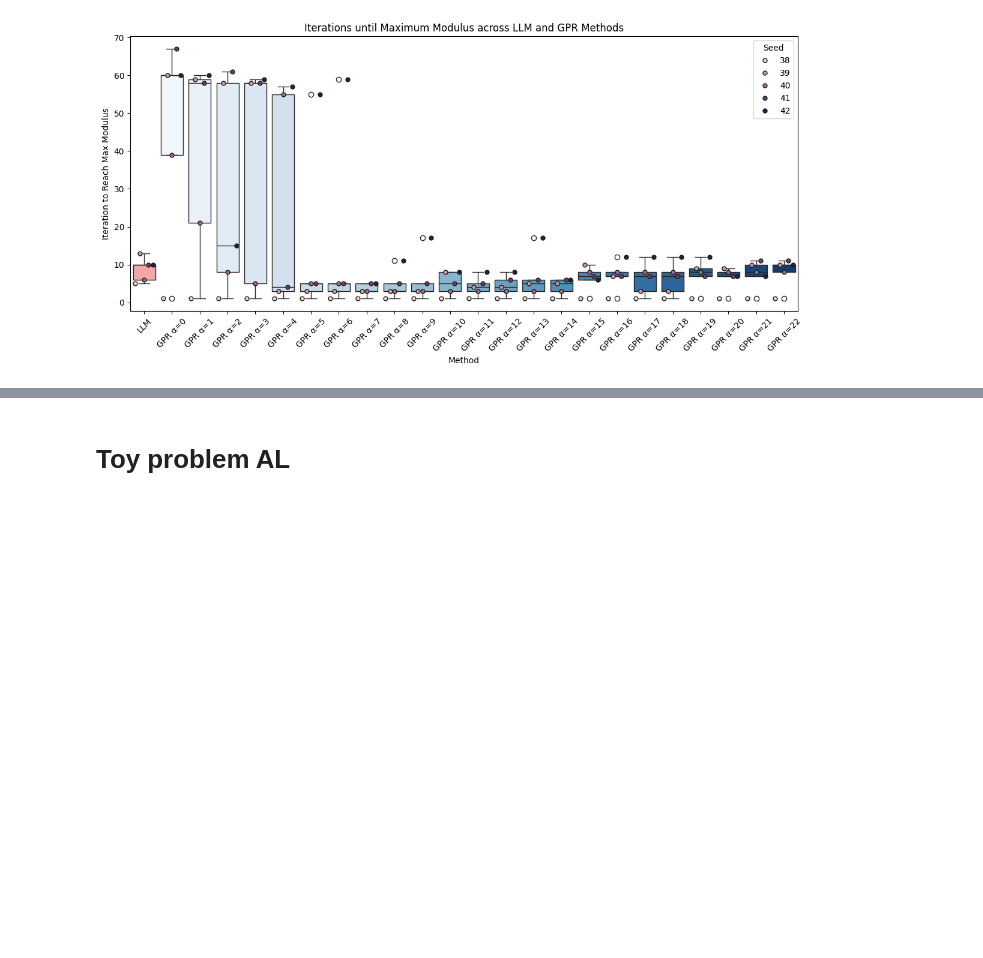
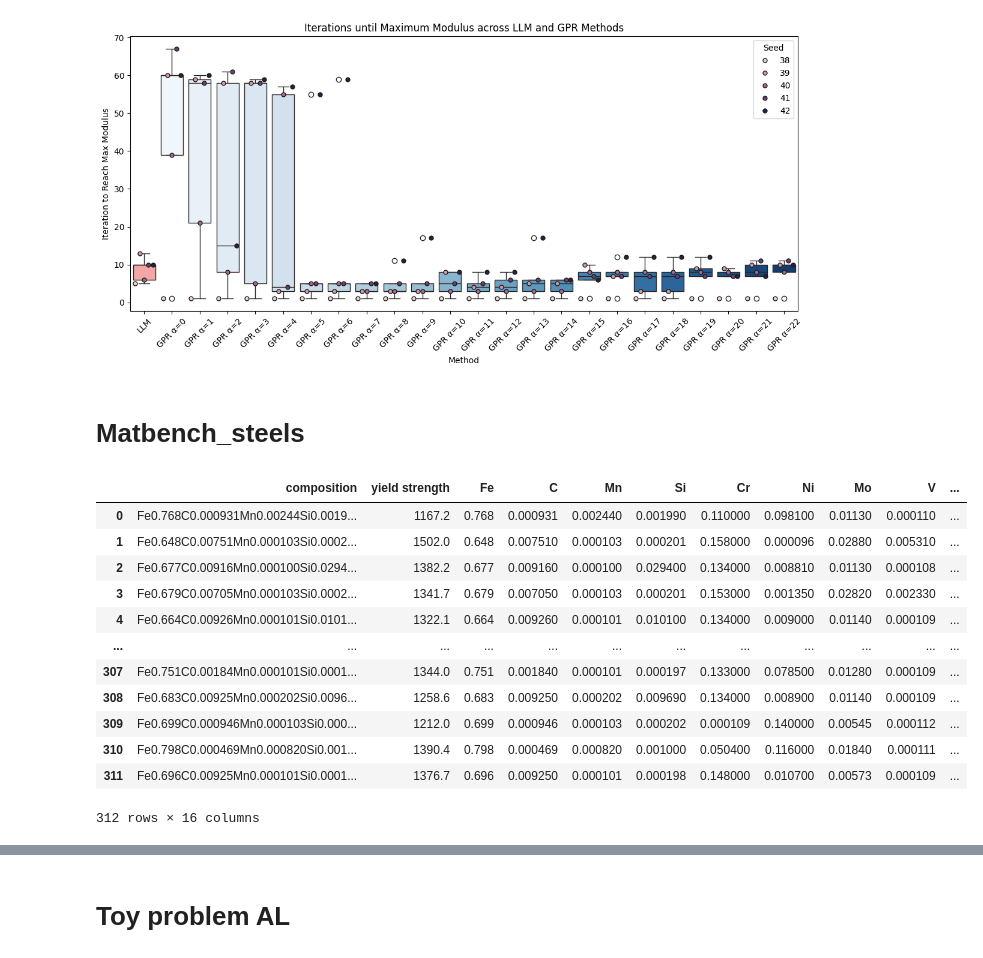
Before and after one commit to Toniaac/hte-data-processing, a Jupyter notebook: Active Learning.ipynb, the cells around one changed output, grey strips where cells are left out. Drawn from its saved outputs; the diff is of its cells as text; code cells hidden in the pictures; blank space fills up the shorter version.

```diff
--- a/Active Learning.ipynb
+++ b/Active Learning.ipynb
@@ -1594,3 +1615,40 @@ Passing `palette` without assigning `hue` is deprecated and will be removed in v
 
   sns.boxplot(x='Label', y='Iteration_to_Max', data=results_df, order=label_order,
 [figure]
+# %% [markdown]
+# Matbench_steels
+# %%
+with open('steels_yield.json') as json_data:
+    data = json.load(json_data)
+    df = pd.DataFrame(data['data'],columns=data['columns']).sample(frac=1, random_state=42).reset_index(drop=True)
+
+# Custom function to parse the composition strings
+def custom_parse_composition(comp_str):
+    # Regular expression to match elements and their amounts
+    pattern = re.compile(r'([A-Z][a-z]*)([0-9\.]+)')
+    return dict(pattern.findall(comp_str))
+# Apply the custom parsing function
+element_data = df['composition'].apply(custom_parse_composition)
+# Convert the list of dictionaries into a DataFrame
+element_df = pd.DataFrame(list(element_data))
+# Replace missing values with 0
+element_df = element_df.fillna(0)
+# Convert string numbers to float
+element_df = element_df.apply(pd.to_numeric)
+# Combine the element DataFrame with the original DataFrame
+df = pd.concat([df, element_df], axis=1)
+df
+# %% [output]
+|  | composition | yield strength | Fe | C | Mn | Si | Cr | Ni | Mo | V | ... |
+| 0 | Fe0.768C0.000931Mn0.00244Si0.0019... | 1167.2 | 0.768 | 0.000931 | 0.002440 | 0.001990 | 0.110000 | 0.098100 | 0.01130 | 0.000110 | ... |
+| 1 | Fe0.648C0.00751Mn0.000103Si0.0002... | 1502.0 | 0.648 | 0.007510 | 0.000103 | 0.000201 | 0.158000 | 0.000096 | 0.02880 | 0.005310 | ... |
+| 2 | Fe0.677C0.00916Mn0.000100Si0.0294... | 1382.2 | 0.677 | 0.009160 | 0.000100 | 0.029400 | 0.134000 | 0.008810 | 0.01130 | 0.000108 | ... |
+| 3 | Fe0.679C0.00705Mn0.000103Si0.0002... | 1341.7 | 0.679 | 0.007050 | 0.000103 | 0.000201 | 0.153000 | 0.001350 | 0.02820 | 0.002330 | ... |
+| 4 | Fe0.664C0.00926Mn0.000101Si0.0101... | 1322.1 | 0.664 | 0.009260 | 0.000101 | 0.010100 | 0.134000 | 0.009000 | 0.01140 | 0.000109 | ... |
+| ... | ... | ... | ... | ... | ... | ... | ... | ... | ... | ... | ... |
+| 307 | Fe0.751C0.00184Mn0.000101Si0.0001... | 1344.0 | 0.751 | 0.001840 | 0.000101 | 0.000197 | 0.133000 | 0.078500 | 0.01280 | 0.000109 | ... |
+| 308 | Fe0.683C0.00925Mn0.000202Si0.0096... | 1258.6 | 0.683 | 0.009250 | 0.000202 | 0.009690 | 0.134000 | 0.008900 | 0.01140 | 0.000109 | ... |
+| 309 | Fe0.699C0.000946Mn0.000103Si0.000... | 1212.0 | 0.699 | 0.000946 | 0.000103 | 0.000202 | 0.000109 | 0.140000 | 0.00545 | 0.000112 | ... |
+| 310 | Fe0.798C0.000469Mn0.000820Si0.001... | 1390.4 | 0.798 | 0.000469 | 0.000820 | 0.001000 | 0.050400 | 0.116000 | 0.01840 | 0.000111 | ... |
+| 311 | Fe0.696C0.00925Mn0.000101Si0.0001... | 1376.7 | 0.696 | 0.009250 | 0.000101 | 0.000198 | 0.148000 | 0.010700 | 0.00573 | 0.000109 | ... |
+312 rows × 16 columns
```
Also changed, not shown: parts of 8 cells of this notebook, 2 other files.
